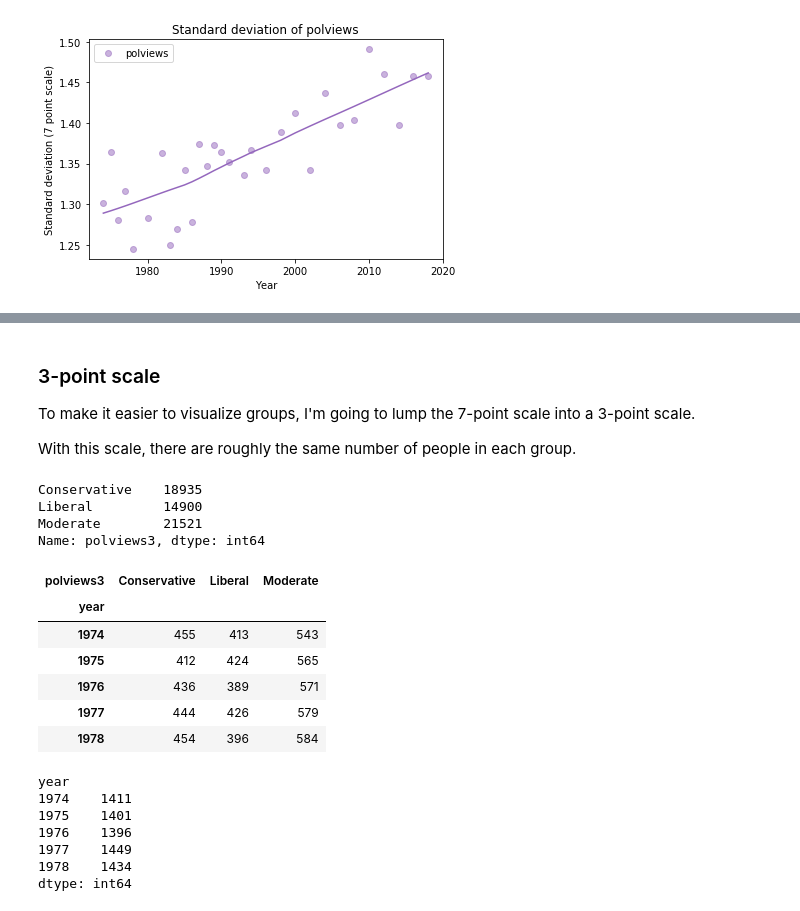
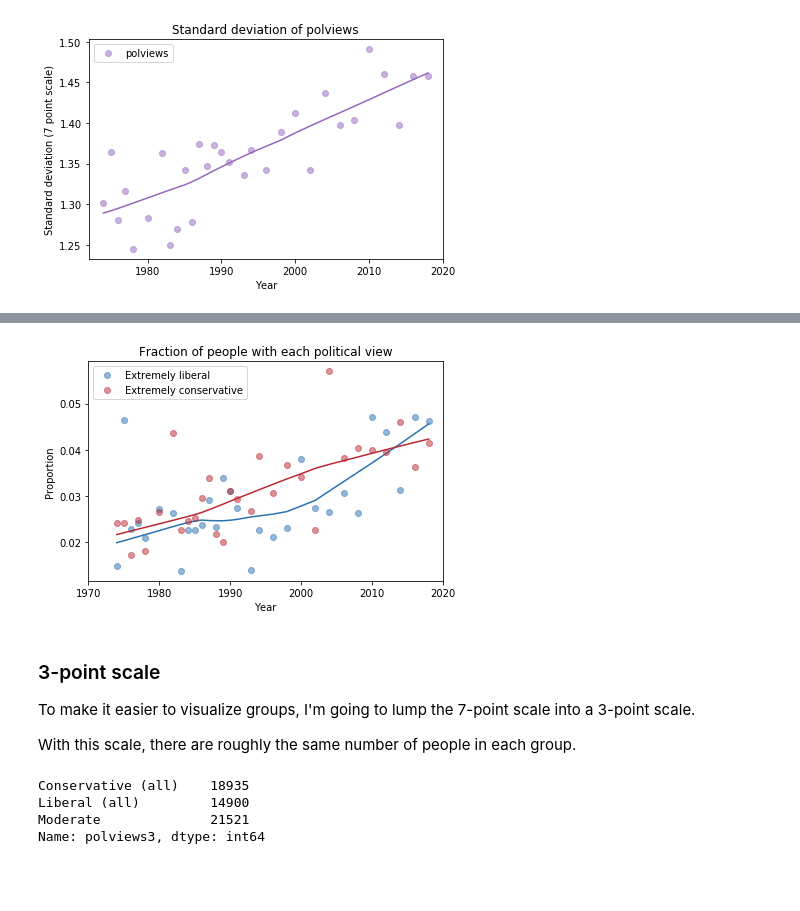
Before and after one commit to AllenDowney/ExploratoryDataAnalysis, a Jupyter notebook: eds02_gss_polviews.ipynb, the cells around one changed output, grey strips where cells are left out. Saved outputs shown, nothing was run; the diff lists cells and outputs as text; code cells hidden in the pictures; blank space fills up the shorter version.

```diff
--- a/eds02_gss_polviews.ipynb
+++ b/eds02_gss_polviews.ipynb
@@ -173,3 +281,13 @@ decorate(ylabel='Standard deviation (7 point scale)',
+# %%
+columns2 = ['Extremely liberal', 'Extremely conservative']
+
+plot_columns_lowess(polviews7_norm, columns2, colors)
+decorate(xlabel='Year',
+         ylabel='Proportion',
+         title='Fraction of people with each political view',
+         xlim=[1970, 2020])
+# %% [output]
+[figure, added]
 # %% [markdown]
 ### 3-point scale
 
@@ -178,46 +296,18 @@ To make it easier to visualize groups, I'm going to lump the 7-point scale into
 With this scale, there are roughly the same number of people in each group.
 # %%
 # replace 7 point scale with 3 point scale
-d = {1:'Liberal', 2:'Liberal', 3:'Liberal',
+d = {1:'Liberal (all)',
+     2:'Liberal (all)',
+     3:'Liberal (all)',
      4:'Moderate',
-     5:'Conservative', 6:'Conservative', 7:'Conservative'}
+     5:'Conservative (all)',
+     6:'Conservative (all)',
+     7:'Conservative (all)'}
+
 gss['polviews3'] = gss.polviews.replace(d)
 values(gss['polviews3'])
 # %% [output]
-Conservative    18935
-Liberal         14900
-Moderate        21521
+Conservative (all)    18935
+Liberal (all)         14900
+Moderate              21521
 Name: polviews3, dtype: int64
-# %%
-def count_by_year(gss, varname):
-    """
-    """
-    grouped = gss.groupby([varname, 'year'])
-    count = grouped[varname].count().unstack(level=0)
-
-    # note: the following is not ideal, because it does not
-    # distinguish 0 from NA
-    count = count.replace(0, np.nan).dropna()
-    return count
-
-polviews3_count = count_by_year(gss, 'polviews3')
-polviews3_count.head()
-# %% [output]
-| polviews3 | Conservative | Liberal | Moderate |
-| year |  |  |  |
-| 1974 | 455 | 413 | 543 |
-| 1975 | 412 | 424 | 565 |
-| 1976 | 436 | 389 | 571 |
-| 1977 | 444 | 426 | 579 |
-| 1978 | 454 | 396 | 584 |
-# %%
-total = polviews3_count.sum(axis=1)
-total.head()
-# %% [output]
-year
-1974    1411
-1975    1401
-1976    1396
-1977    1449
-1978    1434
-dtype: int64
```
Also changed, not shown: parts of 20 cells of this notebook.
